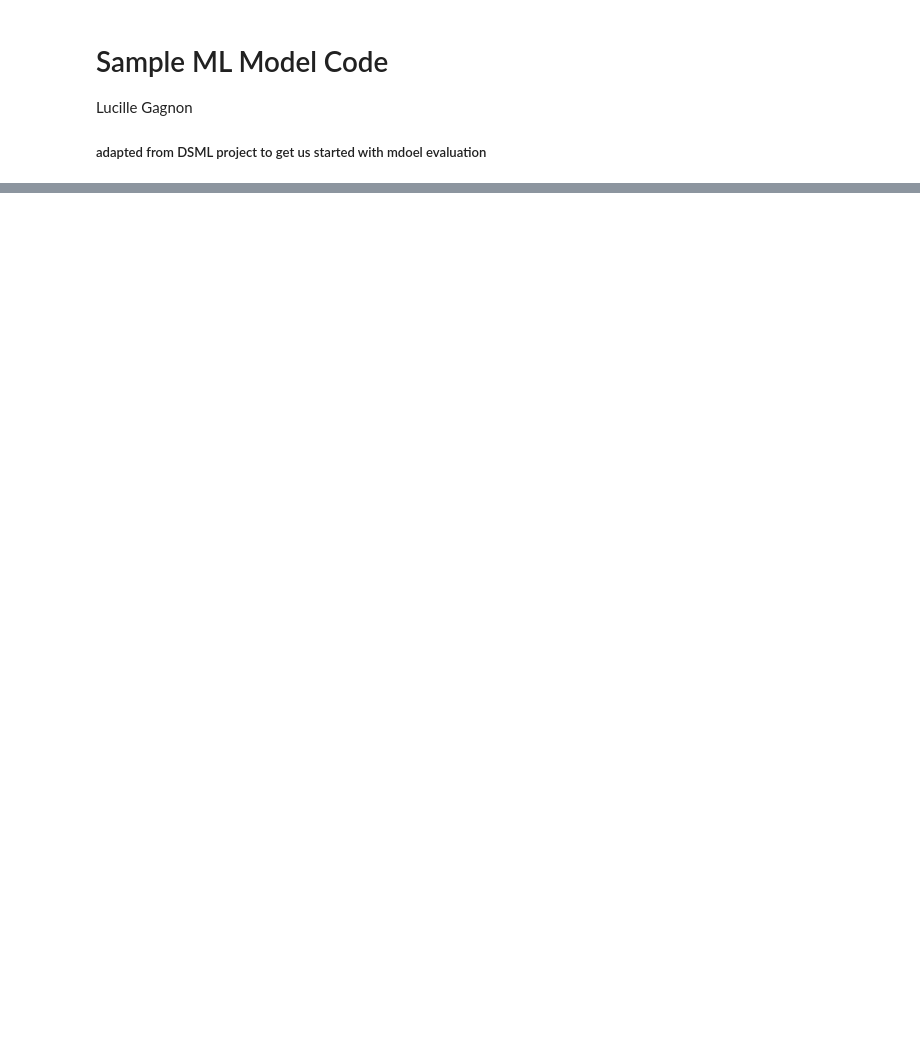
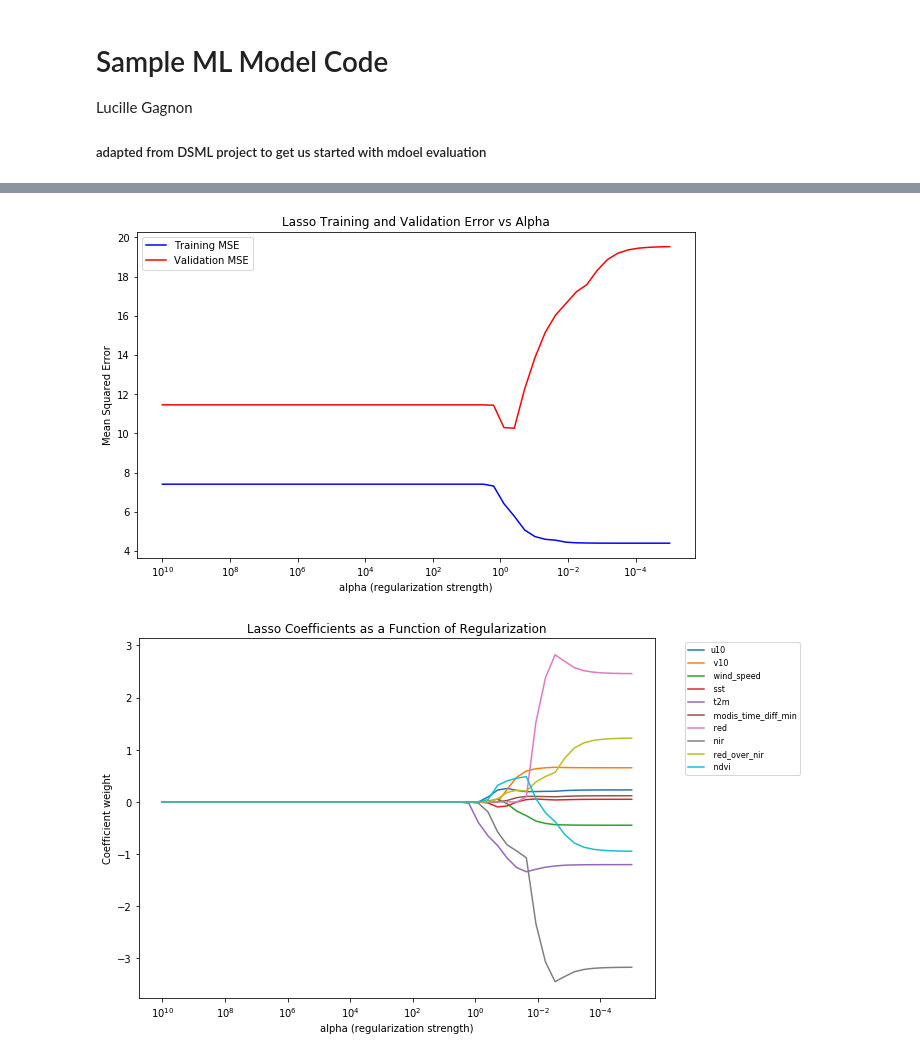
Before and after one commit to inmang13/ESDA_FinalProj_GalvestonBay, a Jupyter notebook: sample_model_eval.ipynb, the cells around one changed output, grey strips where cells are left out. Cells and saved outputs as stored; diff of their text form; code cells hidden in the pictures; blank space fills up the shorter version.

```diff
--- a/sample_model_eval.ipynb
+++ b/sample_model_eval.ipynb
@@ -125,8 +145,8 @@ for j, alpha in enumerate(alphas):
 
 
     for i, (train_index, valid_index) in enumerate(tscv.split(X)):
-        X_train, X_valid = X[train_index], X[valid_index]
-        y_train, y_valid = y[train_index], y[valid_index]
+        X_train, X_valid = X.iloc[train_index], X.iloc[valid_index]
+        y_train, y_valid = y.iloc[train_index], y.iloc[valid_index]
 
         # define pipeline
         pipe = Pipeline([
@@ -150,34 +170,37 @@ for j, alpha in enumerate(alphas):
     coefs[j, :] = np.mean(fold_coefs, axis=0)
 
 # plot MSE vs alpha
 plt.figure(figsize=(10, 6))
 ax = plt.gca()
 plt.plot(alphas, mse_train_lasso, 'b', label='Training MSE')
 plt.plot(alphas, mse_valid_lasso, 'r', label='Validation MSE')
 ax.set_xscale('log')
 ax.set_xlim(ax.get_xlim()[::-1])
 plt.xlabel('alpha (regularization strength)')
 plt.ylabel('Mean Squared Error')
 plt.legend()
 plt.title('Lasso Training and Validation Error vs Alpha')
 plt.show()
 
 # plot coefficient paths
-colors = plt.colormaps['tab20']
+colors = plt.get_cmap('tab20')
 plt.figure(figsize=(10, 6))
 ax = plt.gca()
 for i, name in enumerate(feature_names):
     color = colors(i / len(feature_names))
     plt.plot(alphas, coefs[:, i], label=name, color=color)
 
 ax.set_xscale('log')
 ax.set_xlim(ax.get_xlim()[::-1])
 plt.xlabel('alpha (regularization strength)')
 plt.ylabel('Coefficient weight')
 plt.title('Lasso Coefficients as a Function of Regularization')
 plt.legend(bbox_to_anchor=(1.05, 1), loc='upper left', fontsize=8)
 plt.tight_layout()
 plt.show()
+# %% [output]
+[figure, added]
+[figure, added]
 # %%
 #plot
 fig=plt.figure(figsize=[10,6])
```
Also changed, not shown: parts of 11 cells of this notebook.
